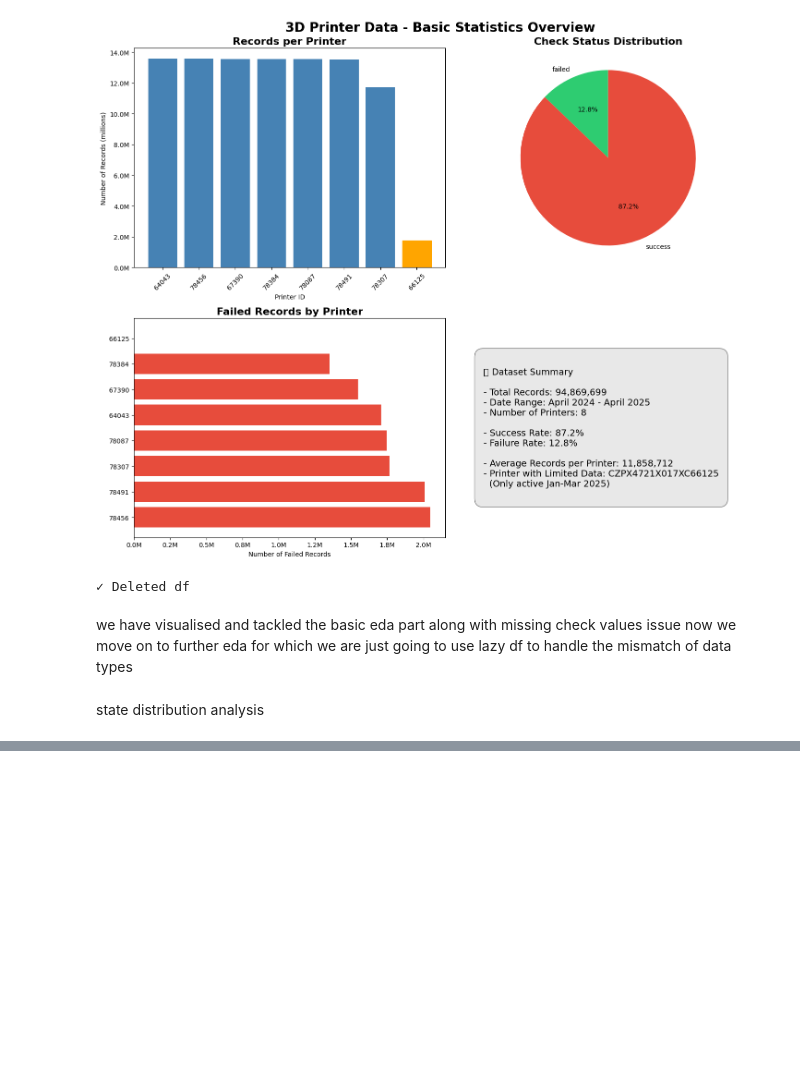
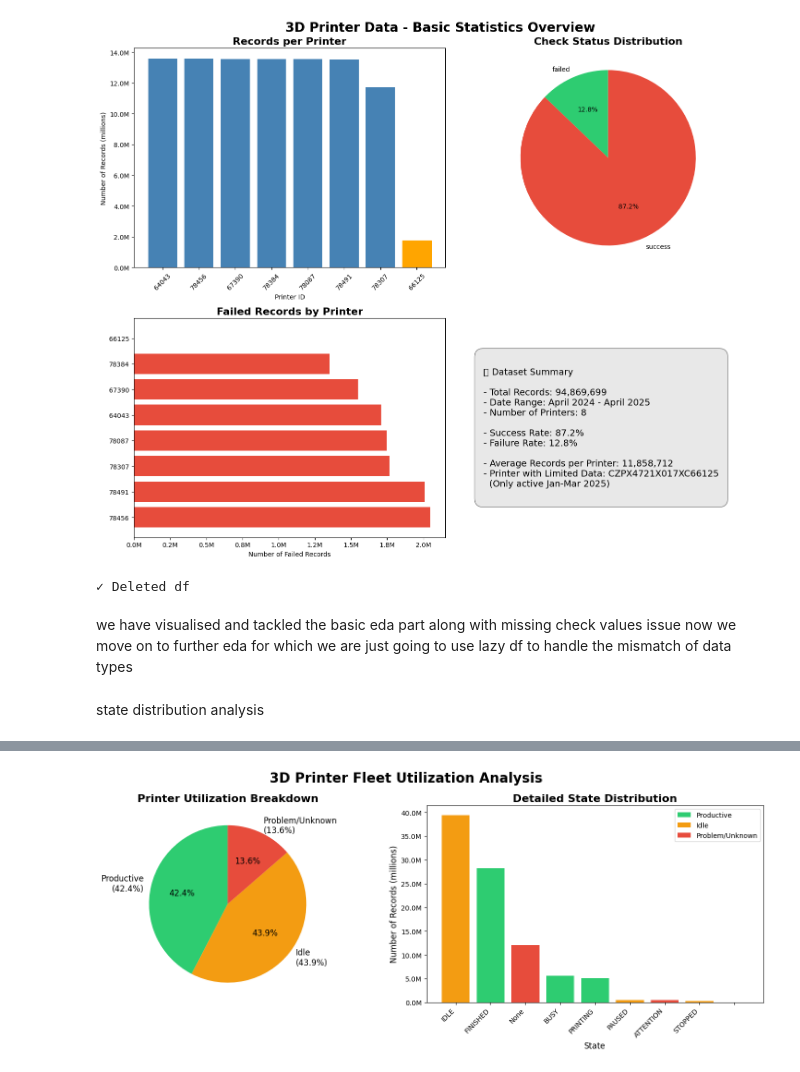
Before and after one commit to tusharjoshi15/Additive-Manufacturing-Analysis, a Jupyter notebook: CODE/EDA.ipynb, the cells around one changed output, grey strips where cells are left out. Drawn from its saved outputs; the diff is of its cells as text; code cells hidden in the pictures; blank space fills up the shorter version.

Commit message:
EDA basic stats & operational analysis

```diff
--- a/CODE/EDA.ipynb
+++ b/CODE/EDA.ipynb
@@ -500,0 +542,17 @@ Null states: 0
+# %%
+# 2. Calculate utilization (time spent in productive states)
+productive_states = ['PRINTING', 'BUSY', 'FINISHED']
+idle_states = ['IDLE', 'PAUSED', 'STOPPED']
+problem_states = ['ATTENTION', None, '']
+
+productive_count = sum(all_states.get(state, 0) for state in productive_states)
+idle_count = sum(all_states.get(state, 0) for state in idle_states)
+problem_count = sum(all_states.get(state, 0) for state in problem_states)
+
+total = sum(all_states.values())
+
+print("=== Utilization Metrics ===\n")
+print(f"Productive time: {productive_count:,} records ({productive_count/total*100:.1f}%)")
+print(f"Idle time: {idle_count:,} records ({idle_count/total*100:.1f}%)")
+print(f"Problem/Unknown: {problem_count:,} records ({problem_count/total*100:.1f}%)")
+print(f"\nOverall utilization rate: {productive_count/total*100:.1f}%")
@@ -500,0 +567,63 @@ Null states: 0
+# %%
+import matplotlib.pyplot as plt
+
+# Create figure with 2 subplots
+fig, (ax1, ax2) = plt.subplots(1, 2, figsize=(15, 6))
+
+# 1. Utilization Pie Chart
+utilization_data = [productive_count, idle_count, problem_count]
+utilization_labels = ['Productive\n(42.4%)', 'Idle\n(43.9%)', 'Problem/Unknown\n(13.6%)']
+colors = ['#2ecc71', '#f39c12', '#e74c3c']  # green, orange, red
+
+ax1.pie(utilization_data, labels=utilization_labels, colors=colors,
+        autopct='%1.1f%%', startangle=90, textprops={'fontsize': 12})
+ax1.set_title('Printer Utilization Breakdown', fontsize=16, fontweight='bold')
+
+# 2. Detailed State Bar Chart
+states = list(all_states.keys())
+counts = list(all_states.values())
+
+# Sort by count
+sorted_data = sorted(zip(states, counts), key=lambda x: x[1], reverse=True)
+states_sorted = [s if s is not None else 'None' for s, _ in sorted_data]
+counts_sorted = [c for _, c in sorted_data]
+
+# Color based on category
+bar_colors = []
+for state in [s for s, _ in sorted_data]:
+    if state in productive_states:
+        bar_colors.append('#2ecc71')  # green
+    elif state in idle_states:
+        bar_colors.append('#f39c12')  # orange
+    else:
+        bar_colors.append('#e74c3c')  # red
+
+ax2.bar(range(len(states_sorted)), counts_sorted, color=bar_colors)
+ax2.set_xlabel('State', fontsize=12)
+ax2.set_ylabel('Number of Records (millions)', fontsize=12)
+ax2.set_title('Detailed State Distribution', fontsize=16, fontweight='bold')
+ax2.set_xticks(range(len(states_sorted)))
+ax2.set_xticklabels(states_sorted, rotation=45, ha='right')
+ax2.yaxis.set_major_formatter(plt.FuncFormatter(lambda x, p: f'{x/1e6:.1f}M'))
+
+# Add legend
+from matplotlib.patches import Patch
+legend_elements = [
+    Patch(facecolor='#2ecc71', label='Productive'),
+    Patch(facecolor='#f39c12', label='Idle'),
+    Patch(facecolor='#e74c3c', label='Problem/Unknown')
+]
+ax2.legend(handles=legend_elements, loc='upper right')
+
+plt.suptitle('3D Printer Fleet Utilization Analysis', fontsize=20, fontweight='bold')
+plt.tight_layout()
+plt.show()
+
+# Summary text
+print("\n🔍 KEY FINDINGS:")
+print(f"• Less than half the time ({productive_count/total*100:.1f}%) is spent productively")
+print(f"• Significant idle time ({idle_count/total*100:.1f}%) indicates scheduling inefficiencies")
+print(f"• {problem_count/total*100:.1f}% of records have data quality issues")
+print(f"• Only {all_states.get('PRINTING', 0)/total*100:.1f}% of time spent actually printing!")
+# %% [output]
+[figure, added]
```
Also changed, not shown: parts of 11 cells of this notebook, 2 other files.
